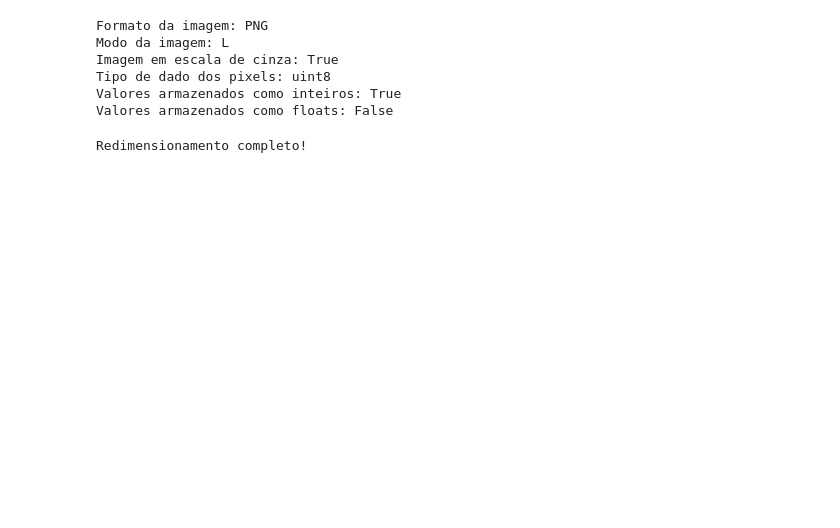
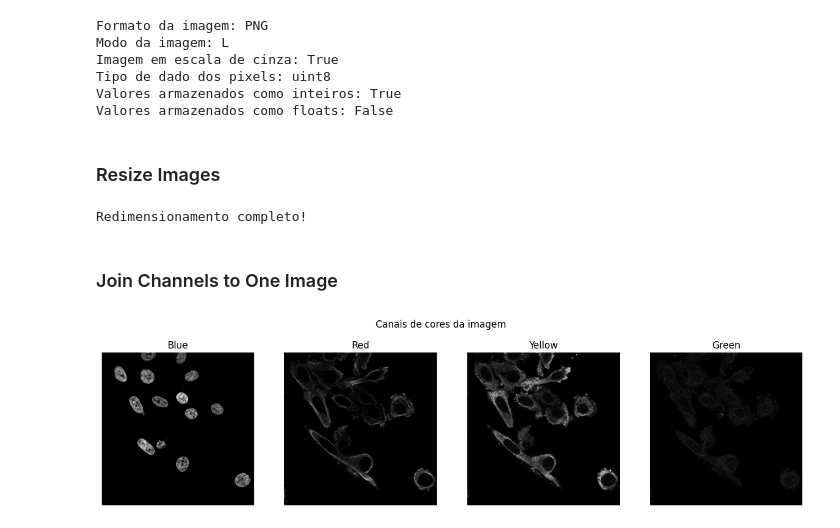
Before and after one commit to annwith/hpa-single-cell-classification, a Jupyter notebook: notebooks/resize_images.ipynb, the cells around one changed output. Saved outputs shown, nothing was run; the diff lists cells and outputs as text; code cells hidden in the pictures; blank space fills up the shorter version.

Commit message:
Add method to join images and a notebook for classification

```diff
--- a/notebooks/resize_images.ipynb
+++ b/notebooks/resize_images.ipynb
@@ -49,6 +51,8 @@ Imagem em escala de cinza: True
 Tipo de dado dos pixels: uint8
 Valores armazenados como inteiros: True
 Valores armazenados como floats: False
+# %% [markdown]
+### Resize Images
 # %%
 import os
 from PIL import Image
@@ -97,3 +101,5 @@ for subdir, _, files in tqdm(os.walk(dataset_dir), total=total_files, desc="Redi
 print("Redimensionamento completo!")
 # %% [output]
 Redimensionamento completo!
+# %% [markdown]
+### Join Channels to One Image
@@ -99,0 +147,22 @@ Redimensionamento completo!
+# %%
+# Pegar uma imagem de exemplo e mostrar
+dataset_dir = '/mnt/ssd/hpa-single-cell-image-classification/join_resized_train'
+example_image = "0a00aab2-bbbb-11e8-b2ba-ac1f6b6435d0.png"
+example_path = os.path.join(dataset_dir, example_image)
+
+# Carregar a imagem
+image = cv2.imread(example_path, cv2.IMREAD_UNCHANGED)
+
+# Mostrar a imagem com cada canal em uma cor [blue, red, yellow, green]
+import matplotlib.pyplot as plt
+
+fig, axes = plt.subplots(1, 4, figsize=(16, 4))
+for i in range(4):
+    axes[i].imshow(image[..., i], cmap="gray")
+    axes[i].set_title(["Blue", "Red", "Yellow", "Green"][i])
+    axes[i].axis("off")
+
+plt.suptitle("Canais de cores da imagem")
+plt.show()
+# %% [output]
+[figure, added]
```
Also changed, not shown: parts of 2 cells of this notebook, 2 other files.
